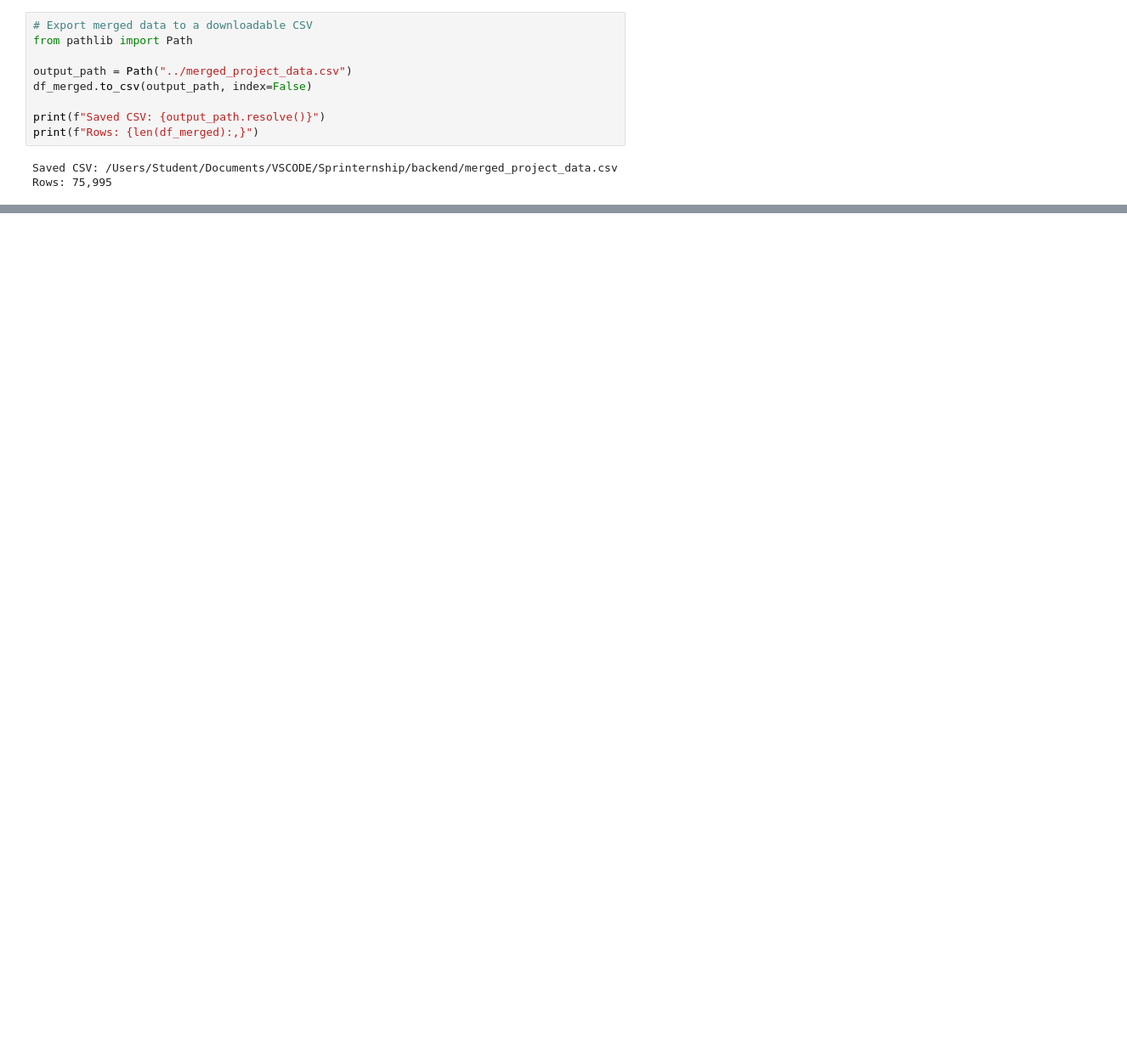
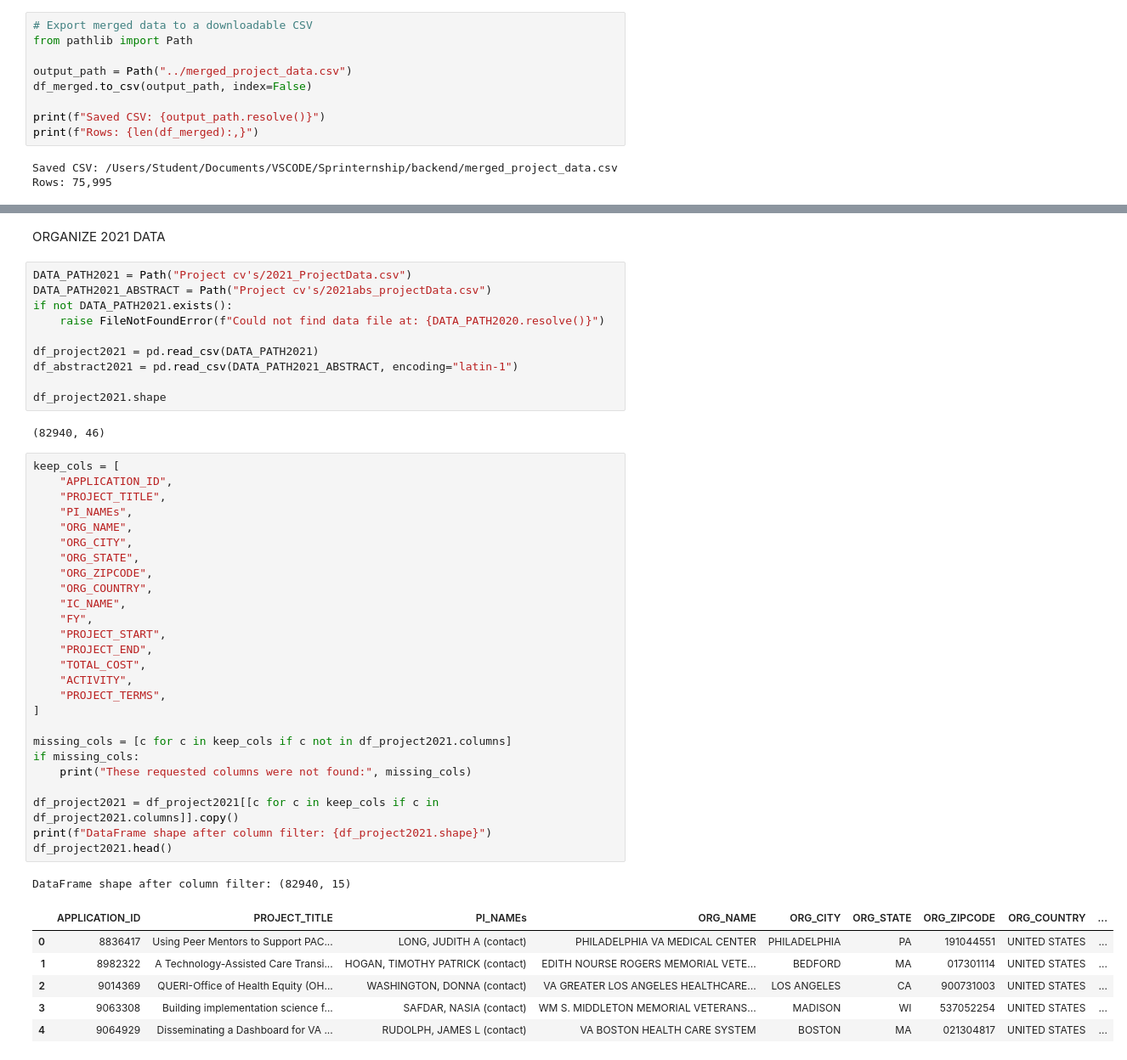
Before and after one commit to izy138/KBR-search, a Jupyter notebook: backend/indexer/proj_data_analysis.ipynb, the cells around one changed output, grey strips where cells are left out. Shown at 85% size. Saved outputs shown, nothing was run; the diff lists cells and outputs as text; blank space fills up the shorter version.

```diff
--- a/backend/indexer/proj_data_analysis.ipynb
+++ b/backend/indexer/proj_data_analysis.ipynb
@@ -117,0 +233,48 @@ Rows: 75,995
+# %% [markdown]
+ORGANIZE 2021 DATA
+# %%
+DATA_PATH2021 = Path("Project cv's/2021_ProjectData.csv")
+DATA_PATH2021_ABSTRACT = Path("Project cv's/2021abs_projectData.csv")
+if not DATA_PATH2021.exists():
+    raise FileNotFoundError(f"Could not find data file at: {DATA_PATH2020.resolve()}")
+
+df_project2021 = pd.read_csv(DATA_PATH2021)
+df_abstract2021 = pd.read_csv(DATA_PATH2021_ABSTRACT, encoding="latin-1")
+
+df_project2021.shape
+# %% [output]
+(82940, 46)
+# %%
+keep_cols = [
+    "APPLICATION_ID",
+    "PROJECT_TITLE",
+    "PI_NAMEs",
+    "ORG_NAME",
+    "ORG_CITY",
+    "ORG_STATE",
+    "ORG_ZIPCODE",
+    "ORG_COUNTRY",
+    "IC_NAME",
+    "FY",
+    "PROJECT_START",
+    "PROJECT_END",
+    "TOTAL_COST",
+    "ACTIVITY",
+    "PROJECT_TERMS",
+]
+
+missing_cols = [c for c in keep_cols if c not in df_project2021.columns]
+if missing_cols:
+    print("These requested columns were not found:", missing_cols)
+
+df_project2021 = df_project2021[[c for c in keep_cols if c in df_project2021.columns]].copy()
+print(f"DataFrame shape after column filter: {df_project2021.shape}")
+df_project2021.head()
+# %% [output]
+DataFrame shape after column filter: (82940, 15)
+|  | APPLICATION_ID | PROJECT_TITLE | PI_NAMEs | ORG_NAME | ORG_CITY | ORG_STATE | ORG_ZIPCODE | ORG_COUNTRY | ... |
+| 0 | 8836417 | Using Peer Mentors to Support PAC... | LONG, JUDITH A (contact) | PHILADELPHIA VA MEDICAL CENTER | PHILADELPHIA | PA | 191044551 | UNITED STATES | ... |
+| 1 | 8982322 | A Technology-Assisted Care Transi... | HOGAN, TIMOTHY PATRICK (contact) | EDITH NOURSE ROGERS MEMORIAL VETE... | BEDFORD | MA | 017301114 | UNITED STATES | ... |
+| 2 | 9014369 | QUERI-Office of Health Equity (OH... | WASHINGTON, DONNA (contact) | VA GREATER LOS ANGELES HEALTHCARE... | LOS ANGELES | CA | 900731003 | UNITED STATES | ... |
+| 3 | 9063308 | Building implementation science f... | SAFDAR, NASIA (contact) | WM S. MIDDLETON MEMORIAL VETERANS... | MADISON | WI | 537052254 | UNITED STATES | ... |
+| 4 | 9064929 | Disseminating a Dashboard for VA ... | RUDOLPH, JAMES L (contact) | VA BOSTON HEALTH CARE SYSTEM | BOSTON | MA | 021304817 | UNITED STATES | ... |
```
Also changed, not shown: parts of 24 cells of this notebook, 2 other files.
